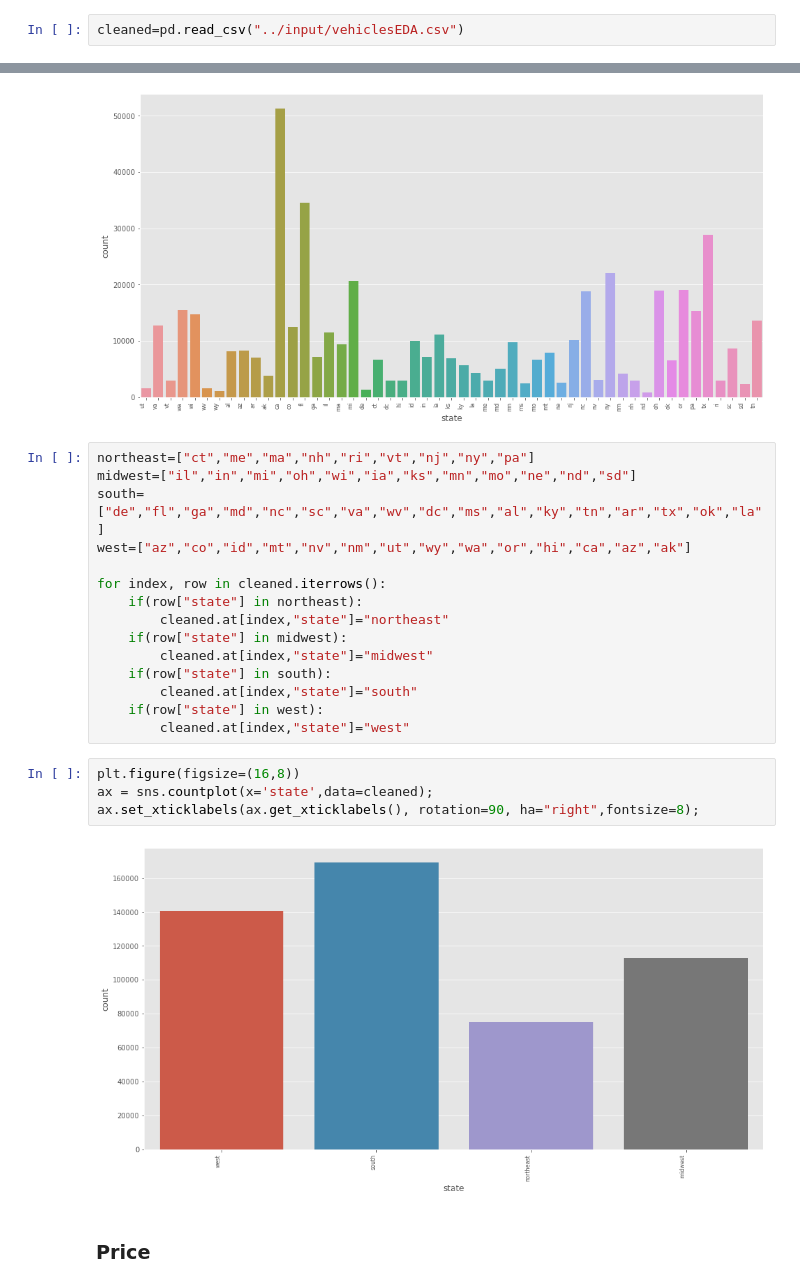
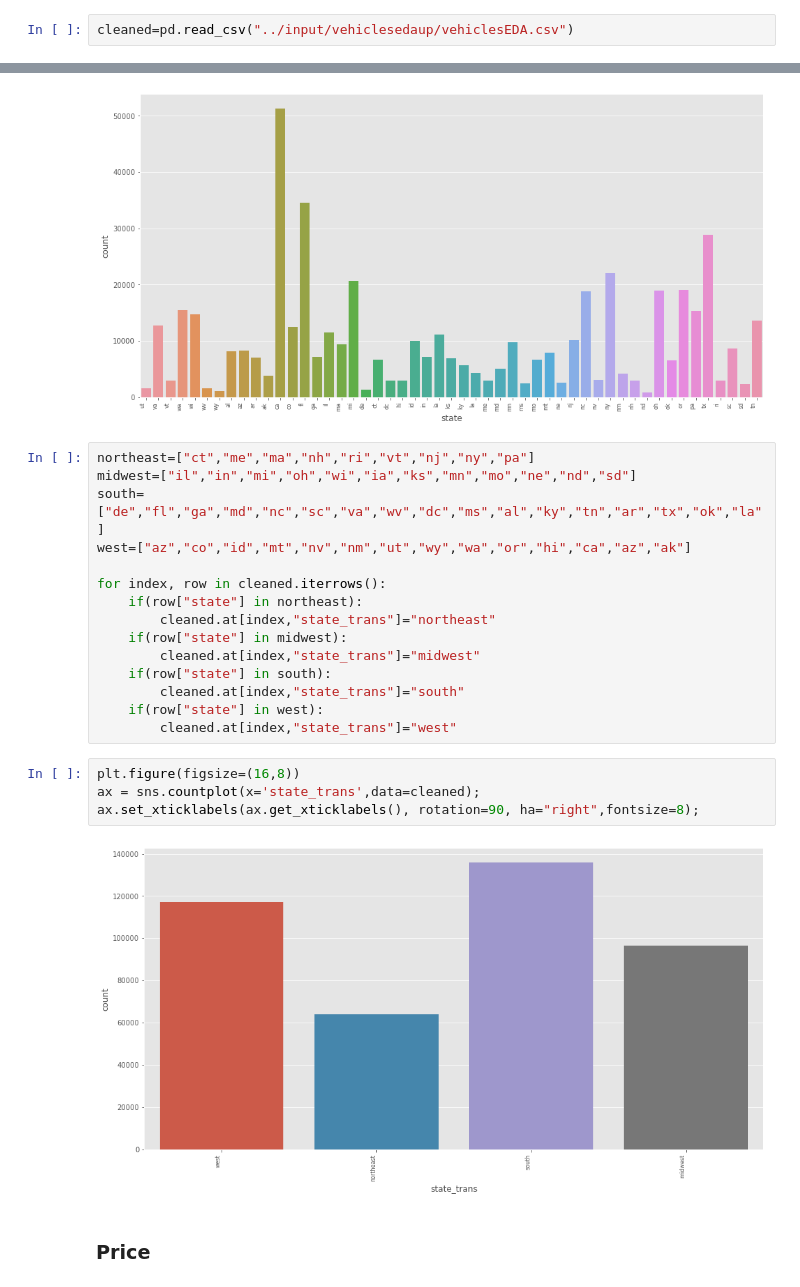
Before and after one commit to AjithKumarVS/Used-Cars-Analysis, a Jupyter notebook: pre-owned_cars_price_estimation_and_analysis_eda.ipynb, the cells around one changed output, grey strips where cells are left out. Cells and saved outputs as stored; diff of their text form.

```diff
--- a/pre-owned_cars_price_estimation_and_analysis_eda.ipynb
+++ b/pre-owned_cars_price_estimation_and_analysis_eda.ipynb
@@ -24,7 +24,7 @@ import numpy as np
 
 matplotlib.style.use('ggplot')
 # %%
-cleaned=pd.read_csv("../input/vehiclesEDA.csv")
+cleaned=pd.read_csv("../input/vehiclesedaup/vehiclesEDA.csv")
 # %%
 cleaned
 # %% [output]
@@ -180,19 +180,19 @@ west=["az","co","id","mt","nv","nm","ut","wy","wa","or","hi","ca","az","ak"]
 
 for index, row in cleaned.iterrows():
     if(row["state"] in northeast):
-        cleaned.at[index,"state"]="northeast"
+        cleaned.at[index,"state_trans"]="northeast"
     if(row["state"] in midwest):
-        cleaned.at[index,"state"]="midwest"
+        cleaned.at[index,"state_trans"]="midwest"
     if(row["state"] in south):
-        cleaned.at[index,"state"]="south"
+        cleaned.at[index,"state_trans"]="south"
     if(row["state"] in west):
-        cleaned.at[index,"state"]="west"
+        cleaned.at[index,"state_trans"]="west"
 # %%
 plt.figure(figsize=(16,8))
-ax = sns.countplot(x='state',data=cleaned);
+ax = sns.countplot(x='state_trans',data=cleaned);
 ax.set_xticklabels(ax.get_xticklabels(), rotation=90, ha="right",fontsize=8);
 # %% [output]
-[figure, old version]
+[figure, new version]
 # %% [markdown]
 ### Price
 # %%
```
Also changed, not shown: parts of 4 cells of this notebook.
